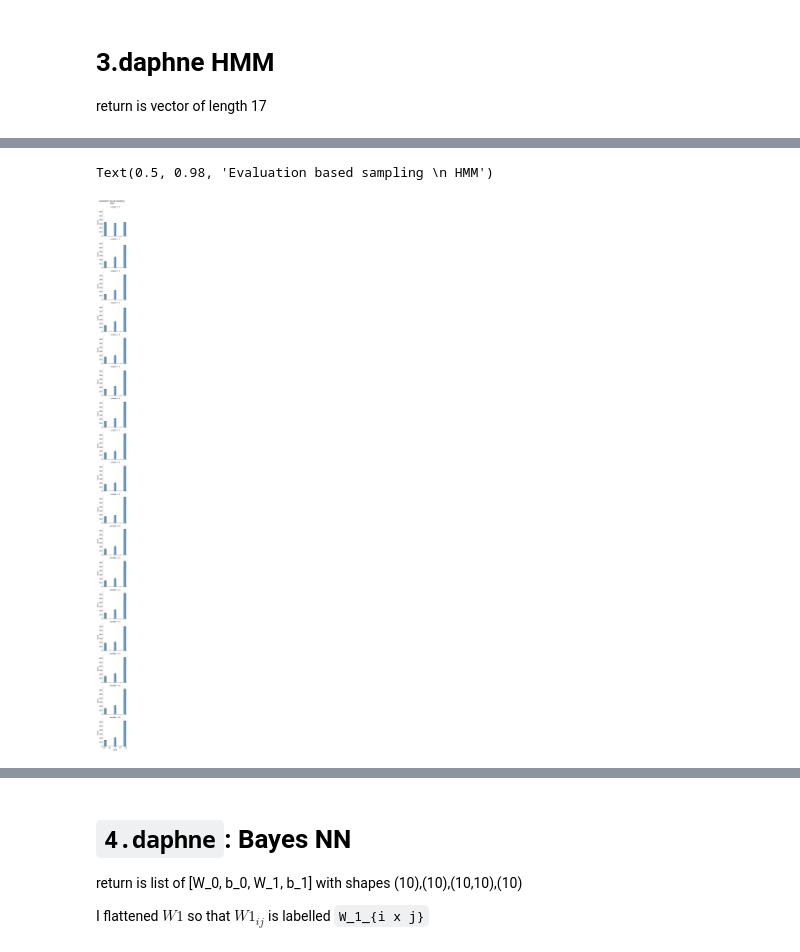
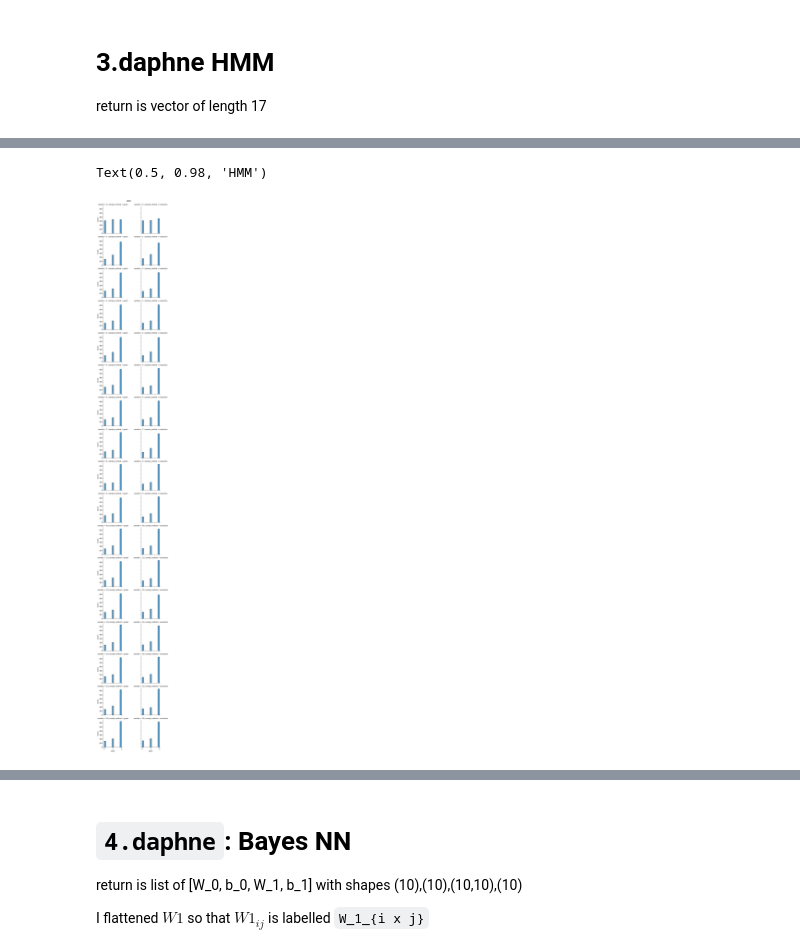
Before and after one commit to geoffwoollard/prob_prog, a Jupyter notebook: hw/hw2/CS532-HW2/hw2.ipynb, the cells around one changed output, grey strips where cells are left out. Cells and saved outputs as stored; diff of their text form; code cells hidden in the pictures.

```diff
--- a/hw/hw2/CS532-HW2/hw2.ipynb
+++ b/hw/hw2/CS532-HW2/hw2.ipynb
@@ -259 +312,10 @@ for _ in range(num_samples):
+# %%
+df_list=[]
+for samples, sample_method in zip([graph_samples,evaluation_samples],['graph','evaluation']):
+    df = pd.DataFrame(samples)
+    df = pd.melt(df)
+    df['variable'] = df['variable'].map({0:'slope',1:'bias'})
+    df['sample_method'] = sample_method
+    df_list.append(df)
+df = pd.concat(df_list)
 # %%
@@ -294,0 +376,3 @@ graph
+# %%
+ast = load_ast(i=3)
+ast
@@ -295,6 +397,6 @@ graph
 # %%
-samples=[]
+graph_samples,evaluation_samples=[],[]
 num_samples=1000
 for _ in range(num_samples):
-    samples.append(sample_from_joint(graph).tolist())
-df = pd.melt(pd.DataFrame(samples))
+    graph_samples.append(sample_from_joint(graph).tolist())
+    evaluation_samples.append(evaluate_program(ast)[0].tolist())
@@ -303,9 +403,18 @@ df = pd.melt(pd.DataFrame(samples))
+# %%
+df_list=[]
+for samples, sample_method in zip([graph_samples,evaluation_samples],['graph','evaluation']):
+    df = pd.DataFrame(samples)
+    df = pd.melt(df)
+    df['sample_method'] = sample_method
+    df_list.append(df)
+df = pd.concat(df_list)
 # %%
-g = sns.FacetGrid(df, row="variable")
+g = sns.FacetGrid(df, row="variable",col='sample_method')
 g.map(sns.histplot, "value")
+plt.subplots_adjust(wspace=1)
 
-plt.subplots_adjust(top=.965)
-plt.suptitle('Graph based sampling \n HMM')
+plt.subplots_adjust(top=.97)
+plt.suptitle('HMM')
 # %% [output]
-Text(0.5, 0.98, 'Evaluation based sampling \n HMM')
+Text(0.5, 0.98, 'HMM')
-[figure, old version]
+[figure, new version]
```
Also changed, not shown: parts of 37 cells of this notebook.
